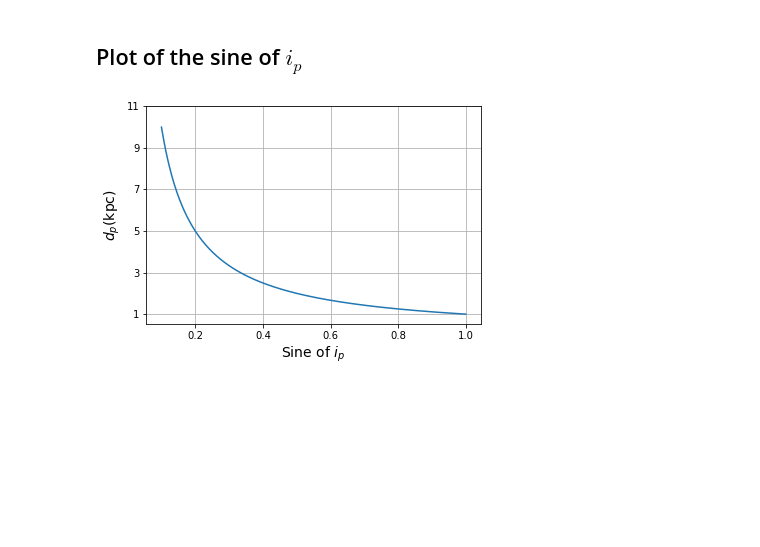
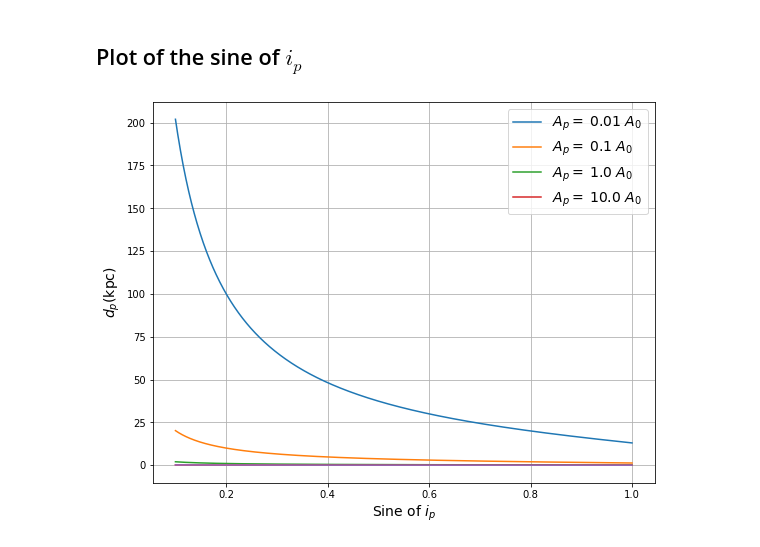
Before and after one commit to montald001/Scintillometry, a Jupyter notebook: Double pulsar distance.ipynb, the cells around one changed output. Cells and saved outputs as stored; diff of their text form; code cells hidden in the pictures; blank space fills up the shorter version.

```diff
--- a/Double pulsar distance.ipynb
+++ b/Double pulsar distance.ipynb
@@ -39,0 +58,19 @@ plt.savefig("distance as a func of i.jpg")
+# %%
+plt.figure(figsize=(9,7))
+for i in range(0,len(A)):
+
+    dp = Kp  * np.sqrt(deff) / A[i] / np.sin(ip / 180 * np.pi) * np.sqrt( np.cos(DO)**2 + np.sin(DO)**2 * np.cos(ip)**2 ) * dts * kmm /1000 # to kpc;
+
+    #plotting function
+    fntsize = 14;
+    plt.plot(ip, dp, label = '$A_p = \: $' +str(ladder[i]) + ' $A_0$')
+    plt.grid(); plt.legend(fontsize = fntsize)
+
+plt.xlabel('$i_p$' + ' (degrees)', fontsize = fntsize)
+plt.ylabel('$d_p$' + '(kpc)', fontsize = fntsize)
+plt.title(" $A_0 = 1e^16$" + " [km/s/pc^2]" + "$ \quad \Delta \Omega_p =$" + str(DOd ) +"$ ^o$")
+plt.grid(); plt.legend(fontsize = fntsize)
+# plt.xticks([70, 80, 90, 100, 110])
+plt.xlim([70,110])
+plt.ylim([0, 25])
+plt.savefig("distance as a func of i.jpg")
@@ -41,13 +80,22 @@ plt.savefig("distance as a func of i.jpg")
 ## Plot of the sine of $i_p$
 # %%
 sinip = np.linspace(0.1,1,1000)
-dp = Kp * cosDO * np.sqrt(deff) / Asp / sinip;
+
+plt.figure(figsize=(9,7))
+for i in range(0,len(A)):
+
+    dp = Kp * np.sqrt( np.cos(DO)**2 + np.sin(DO)**2 * (1-sinip**2) ) * np.sqrt(deff) / A[i] / sinip * dts * kmm /1000 # to kpc;
+
+    #plotting function
+    fntsize = 14;
+    plt.plot(sinip, dp, label = '$A_p = \: $' +str(ladder[i]) + ' $A_0$')
+    plt.grid(); plt.legend(fontsize = fntsize)
 
 plt.plot(sinip, dp, label = '$d_p ( i_p)')
 plt.grid()
 plt.xlabel('Sine of '+'$i_p$', fontsize = fntsize)
 plt.ylabel('$d_p$' + '(kpc)', fontsize = fntsize)
-plt.yticks([1,3,5,7,9,11])
+#plt.yscale('log')
 plt.savefig("distance as a func of sini.jpg")
 # %% [output]
-[figure, old version]
+[figure, new version]
```
Also changed, not shown: parts of 8 cells of this notebook.
